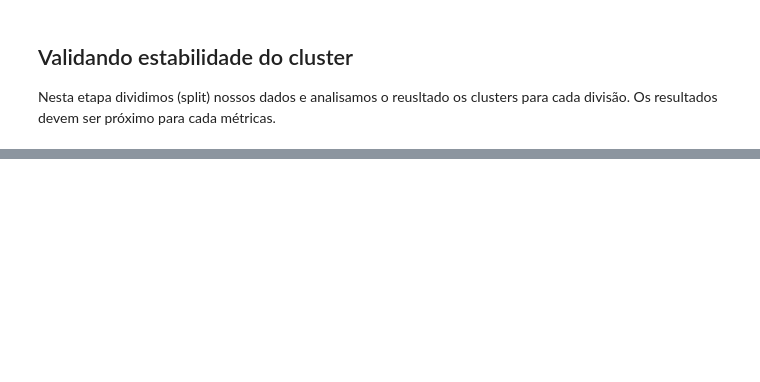
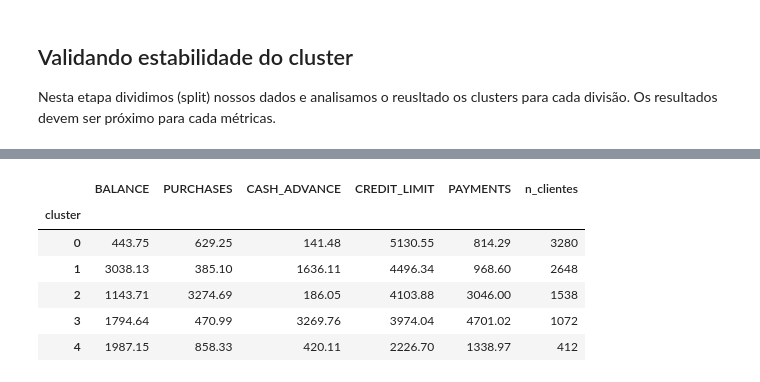
Before and after one commit to KaueAbbe/Projeto-Estude_Python, a Jupyter notebook: Estude Machine Learning/Clustering/CLUSTERS_Interpretacao_e_Banco.ipynb, the cells around one changed output, grey strips where cells are left out. Drawn from its saved outputs; the diff is of its cells as text; code cells hidden in the pictures; blank space fills up the shorter version.

```diff
--- a/Estude Machine Learning/Clustering/CLUSTERS_Interpretacao_e_Banco.ipynb
+++ b/Estude Machine Learning/Clustering/CLUSTERS_Interpretacao_e_Banco.ipynb
@@ -305,0 +437,14 @@ Silhouet: 0.3617082519102253
+# %%
+descricao = df1.groupby('cluster')['BALANCE','PURCHASES','CASH_ADVANCE','CREDIT_LIMIT','PAYMENTS']
+n_clientes = descricao.size()
+descricao = descricao.mean()
+descricao['n_clientes'] = n_clientes
+descricao.round(2)
+# %% [output]
+|  | BALANCE | PURCHASES | CASH_ADVANCE | CREDIT_LIMIT | PAYMENTS | n_clientes |
+| cluster |  |  |  |  |  |  |
+| 0 | 443.75 | 629.25 | 141.48 | 5130.55 | 814.29 | 3280 |
+| 1 | 3038.13 | 385.10 | 1636.11 | 4496.34 | 968.60 | 2648 |
+| 2 | 1143.71 | 3274.69 | 186.05 | 4103.88 | 3046.00 | 1538 |
+| 3 | 1794.64 | 470.99 | 3269.76 | 3974.04 | 4701.02 | 1072 |
+| 4 | 1987.15 | 858.33 | 420.11 | 2226.70 | 1338.97 | 412 |
```
Also changed, not shown: parts of 26 cells of this notebook.
